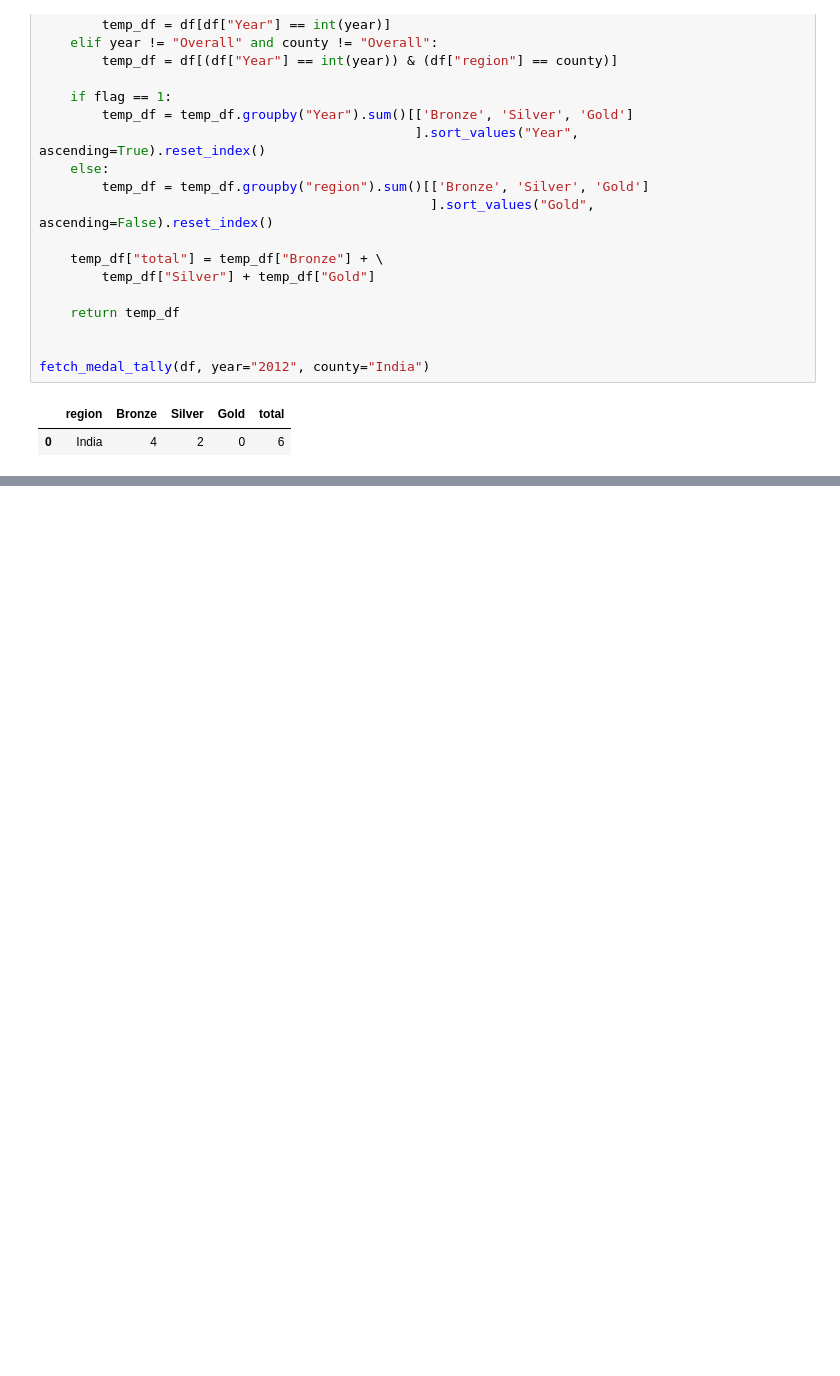
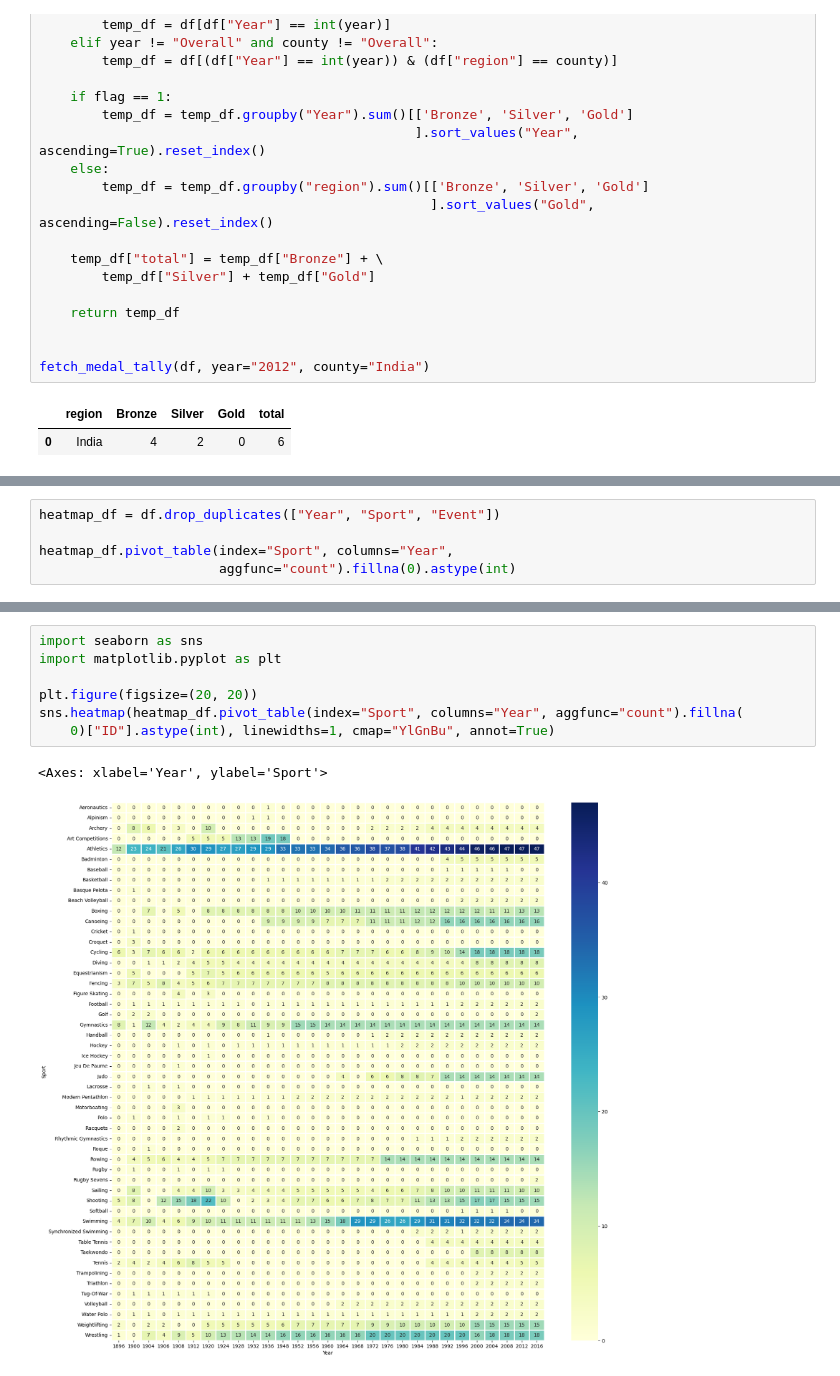
Before and after one commit to DhruvalBhuva/Olympic-data-analysis, a Jupyter notebook: research/notebook.ipynb, the cells around one changed output, grey strips where cells are left out. Cells and saved outputs as stored; diff of their text form; blank space fills up the shorter version.

Commit message:
Country-wise Analysis

```diff
--- a/research/notebook.ipynb
+++ b/research/notebook.ipynb
@@ -288,0 +362,5 @@ Overall Analysis
+# %%
+heatmap_df = df.drop_duplicates(["Year", "Sport", "Event"])
+
+heatmap_df.pivot_table(index="Sport", columns="Year",
+                       aggfunc="count").fillna(0).astype(int)
@@ -288,0 +388,10 @@ Overall Analysis
+# %%
+import seaborn as sns
+import matplotlib.pyplot as plt
+
+plt.figure(figsize=(20, 20))
+sns.heatmap(heatmap_df.pivot_table(index="Sport", columns="Year", aggfunc="count").fillna(
+    0)["ID"].astype(int), linewidths=1, cmap="YlGnBu", annot=True)
+# %% [output]
+<Axes: xlabel='Year', ylabel='Sport'>
+[figure, added]
```
Also changed, not shown: parts of 15 cells of this notebook, 2 other files.
